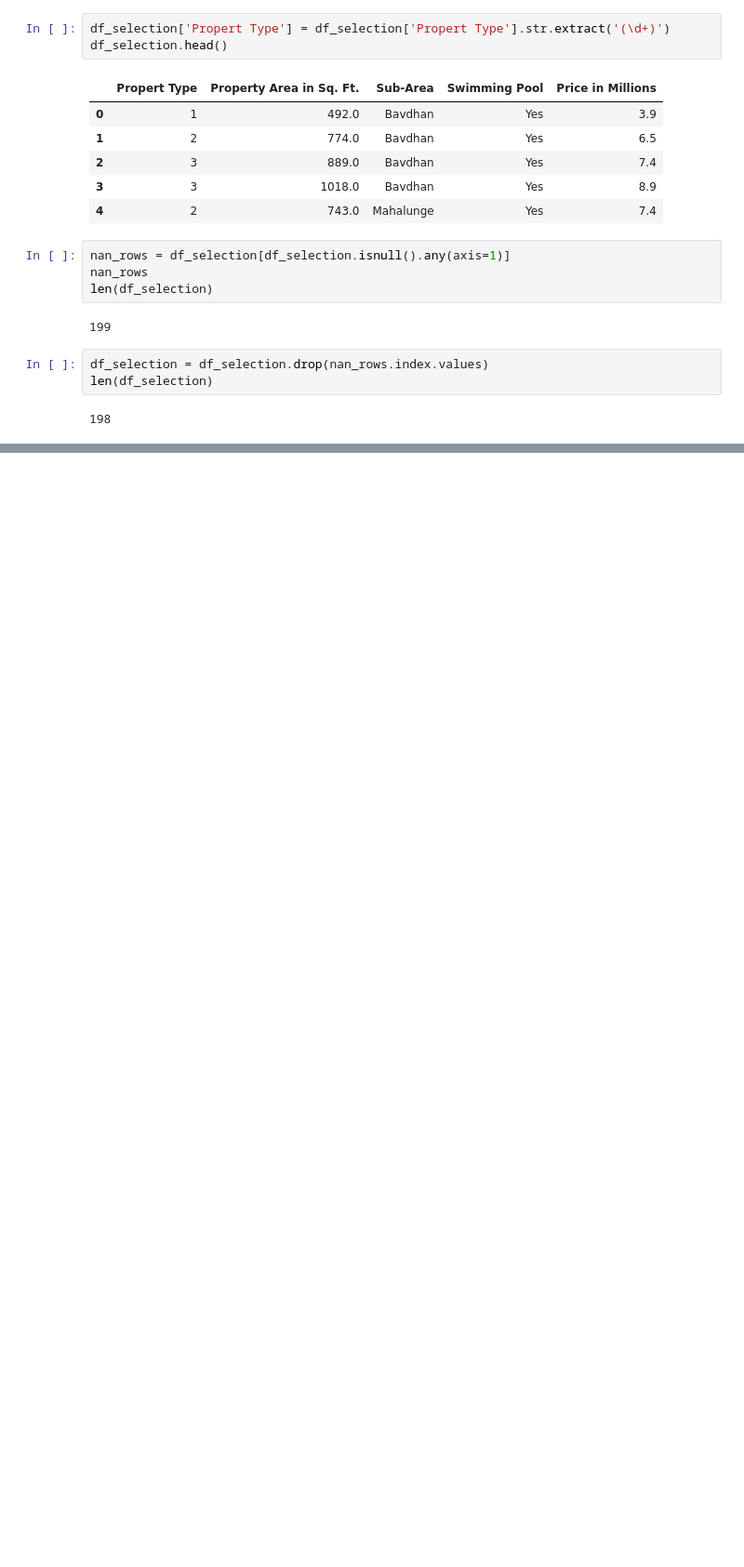
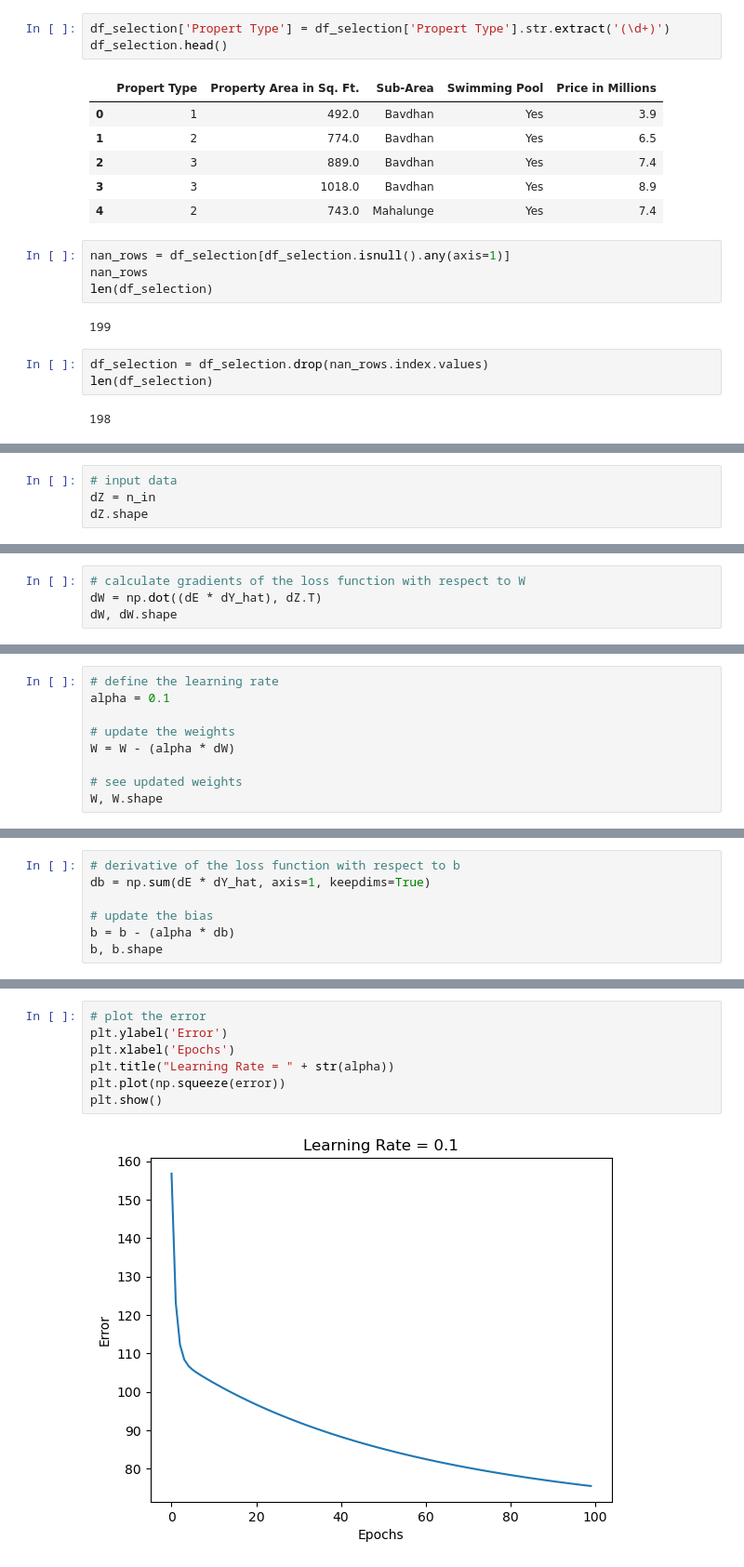
Before and after one commit to olivertepper/neuronet_from_scratch, a Jupyter notebook: neural_net.ipynb, the cells around one changed output, grey strips where cells are left out. Shown at 93% size. Saved outputs shown, nothing was run; the diff lists cells and outputs as text; blank space fills up the shorter version.

```diff
--- a/neural_net.ipynb
+++ b/neural_net.ipynb
@@ -114,0 +296,4 @@ len(df_selection)
+# %%
+# input data
+dZ = n_in
+dZ.shape
@@ -114,0 +302,4 @@ len(df_selection)
+# %%
+# calculate gradients of the loss function with respect to W
+dW = np.dot((dE * dY_hat), dZ.T)
+dW, dW.shape
@@ -114,0 +320,9 @@ len(df_selection)
+# %%
+# define the learning rate
+alpha = 0.1
+
+# update the weights
+W = W - (alpha * dW)
+
+# see updated weights
+W, W.shape
@@ -114,0 +339,7 @@ len(df_selection)
+# %%
+# derivative of the loss function with respect to b
+db = np.sum(dE * dY_hat, axis=1, keepdims=True)
+
+# update the bias
+b = b - (alpha * db)
+b, b.shape
@@ -114,0 +396,9 @@ len(df_selection)
+# %%
+# plot the error
+plt.ylabel('Error')
+plt.xlabel('Epochs')
+plt.title("Learning Rate = " + str(alpha))
+plt.plot(np.squeeze(error))
+plt.show()
+# %% [output]
+[figure, added]
```
Also changed, not shown: parts of 34 cells of this notebook, 3 other files.
